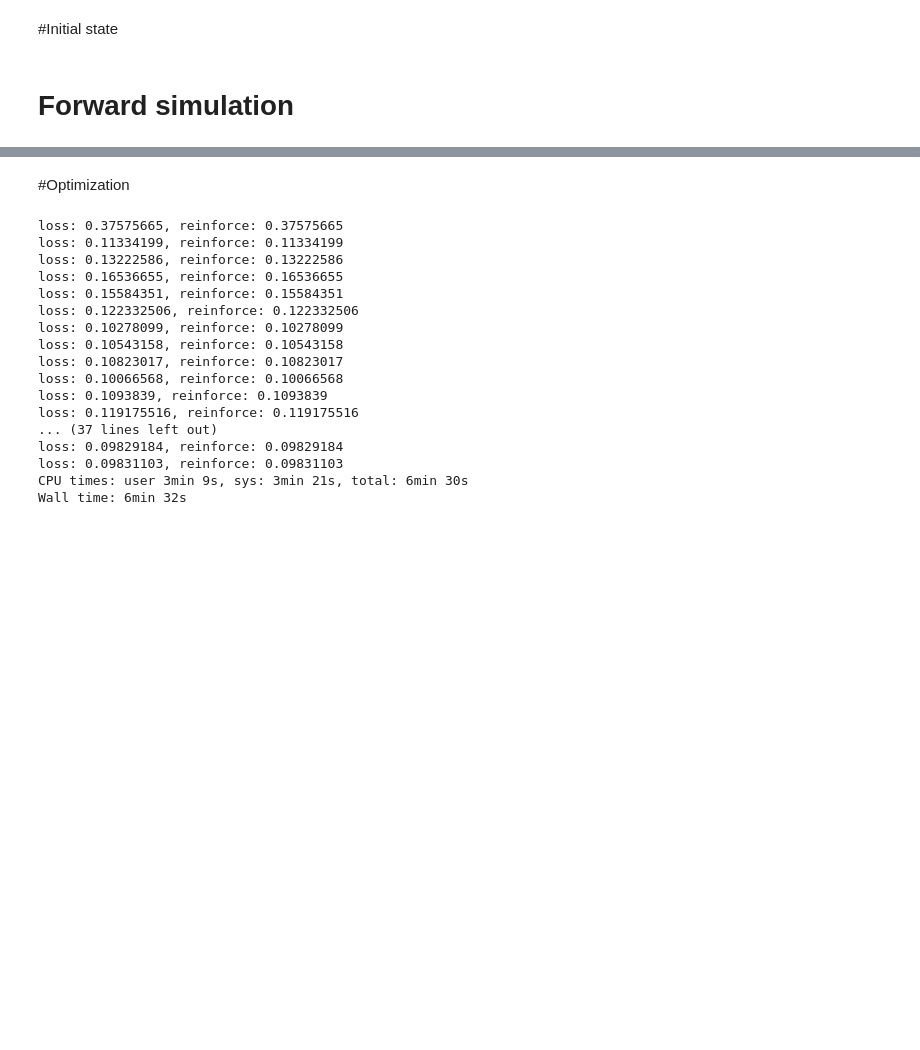
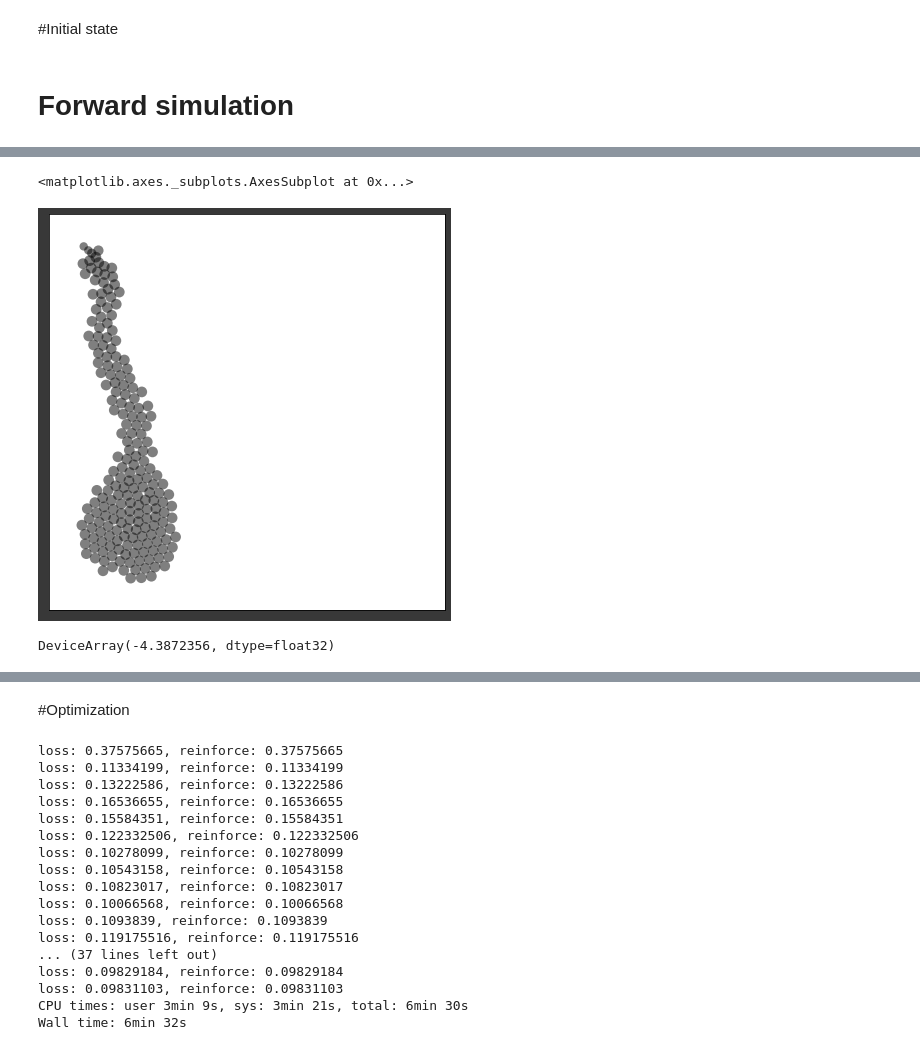
Before and after one commit to fmottes/jax-morph, a Jupyter notebook: Ramya/00_Homogeneous_Growth_Demo.ipynb, the cells around one changed output, grey strips where cells are left out. Saved outputs shown, nothing was run; the diff lists cells and outputs as text; code cells hidden in the pictures; blank space fills up the shorter version.

```diff
--- a/Ramya/00_Homogeneous_Growth_Demo.ipynb
+++ b/Ramya/00_Homogeneous_Growth_Demo.ipynb
@@ -195,8 +204,7 @@ from functools import partial
 # %% [markdown]
 #Initial state
 # %%
-key = random.PRNGKey(0)
-box_size = quantity.box_size_at_number_density(params['ncells_init'] + params['ncells_add'], 1.2, 2)
+key = random.PRNGKey(26)
 fspace = datastructures.SpaceFunc(*space.free())
 istate = initial_states.init_state_grow(key, params, fspace)
 # %%
@@ -204,15 +212,26 @@ istate = initial_states.init_state_grow(key, params, fspace)
 istate = chemical.S_fixed_chemfield(istate, params, fspace)
 # %% [markdown]
 # Forward simulation
+# %%
+# init division nn
+DIV_HIDDEN = 5
+div_init, div_nn_apply = divrates.div_nn(params,divrates.div_nn_setup_field,train_params,DIV_HIDDEN,train=True)
+params, train_params = div_init(istate, key)
+# %%
+#init secretion nn
+SEC_HIDDEN = 5
+sec_init, sec_nn_apply = secdiff.sec_nn(params,train_params,SEC_HIDDEN,train=False)
+params, train_params = sec_init(istate, key)
 # %%
 fstep = [
     cell_division.S_cell_division,
     cell_growth.S_grow_cells,
     mechanical.S_mechmin_twotypes,
+    partial(secdiff.S_ss_chemfield, sec_fn=sec_nn_apply),
     chemical.S_fixed_chemfield,
-    partial(divrates.S_set_divrate, growth_fn=divrates.logistic_divrates, divrate_fn=divrates.div_mechanical)
+    divrates.S_set_stress,
+    partial(divrates_chem.S_set_divrate, divrate_fn=eqx.filter_jit(div_nn_apply))
 ]
-
 sim_init, sim_step = simulation.simulation(fstep, params, fspace)
 # %%
 %%time
@@ -224 +243,10 @@ Wall time: 5.2 s
+# %%
+visualization.draw_circles_divrate(fstate)
+# %% [output]
+<matplotlib.axes._subplots.AxesSubplot at 0x...>
+[figure, added]
+# %%
+fstate.position.min()
+# %% [output]
+DeviceArray(-4.3872356, dtype=float32)
 # %%
```
Also changed, not shown: parts of 10 cells of this notebook.
